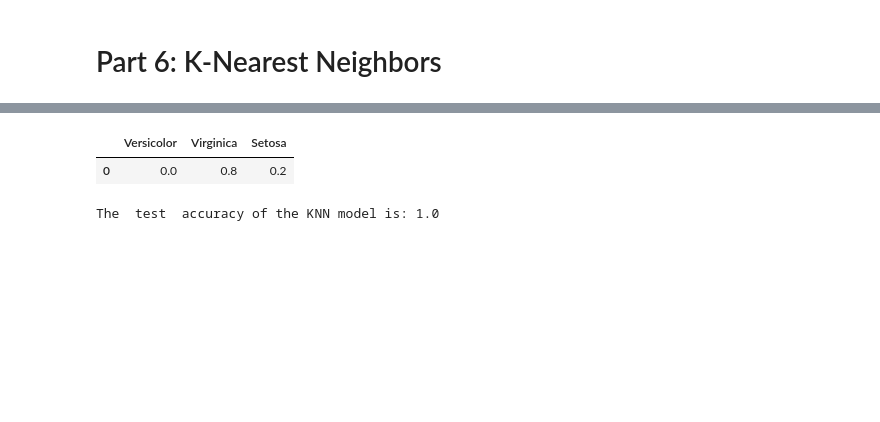
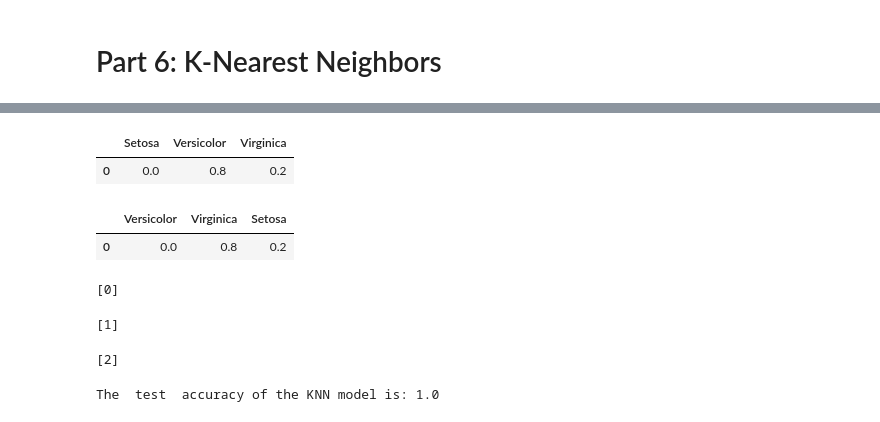
Before and after one commit to farahh001/AI_Assignment_2, a Jupyter notebook: Farahs'_Assignment_4.ipynb, the cells around one changed output, grey strips where cells are left out. Saved outputs shown, nothing was run; the diff lists cells and outputs as text; code cells hidden in the pictures; blank space fills up the shorter version.

```diff
--- a/Farahs'_Assignment_4.ipynb
+++ b/Farahs'_Assignment_4.ipynb
@@ -324,12 +333,29 @@ print(np.concatenate((pred_KNN.reshape(len(pred_KNN),1),y_test.reshape(len(y_tes
 # %%
 # fit will essentially load the data into the model see link below for more information
 # https://stats.stackexchange.com/questions/349842/why-do-we-need-to-fit-a-k-nearest-neighbors-classifier
+# ii. For a sample datapoint, predict the probabilities for each possible class
+pd.DataFrame(classifier_KNN.predict_proba([[1, 2, 3, 4]]), columns = ["Setosa", "Versicolor", "Virginica"])
+# %% [output]
+|  | Setosa | Versicolor | Virginica |
+| 0 | 0.0 | 0.8 | 0.2 |
 # %%
 # ii. For a sample datapoint, predict the probabilities for each possible class
 pd.DataFrame(classifier_KNN.predict_proba([[1, 2, 3, 4]]), columns = ["Versicolor", "Virginica","Setosa"])
 # %% [output]
 |  | Versicolor | Virginica | Setosa |
 | 0 | 0.0 | 0.8 | 0.2 |
+# %%
+print (classifier_KNN.predict([[4.9,3.0,1.4,0.2]])) #0 for Setosa
+# %% [output]
+[0]
+# %%
+print (classifier_KNN.predict([[7.0,3.2,4.7,1.4]])) # 1 for Versicolor
+# %% [output]
+[1]
+# %%
+print (classifier_KNN.predict([[6.3,3.3,6.0,2.5]])) # 2 for Virginica
+# %% [output]
+[2]
 # %%
 # iii. Report on the score for kNN, what does the score measure?
 print('The  test  accuracy of the KNN model is:', classifier_KNN.score(X_test, y_test))
```
Also changed, not shown: parts of 23 cells of this notebook.
